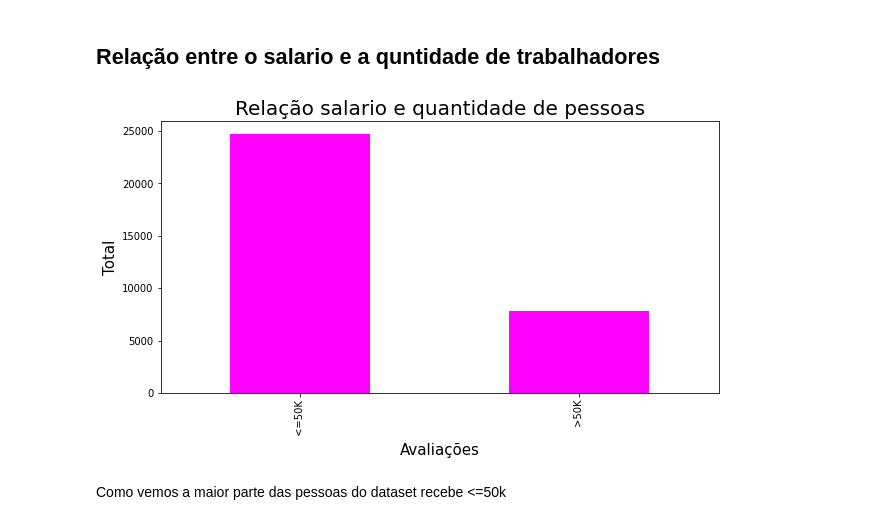
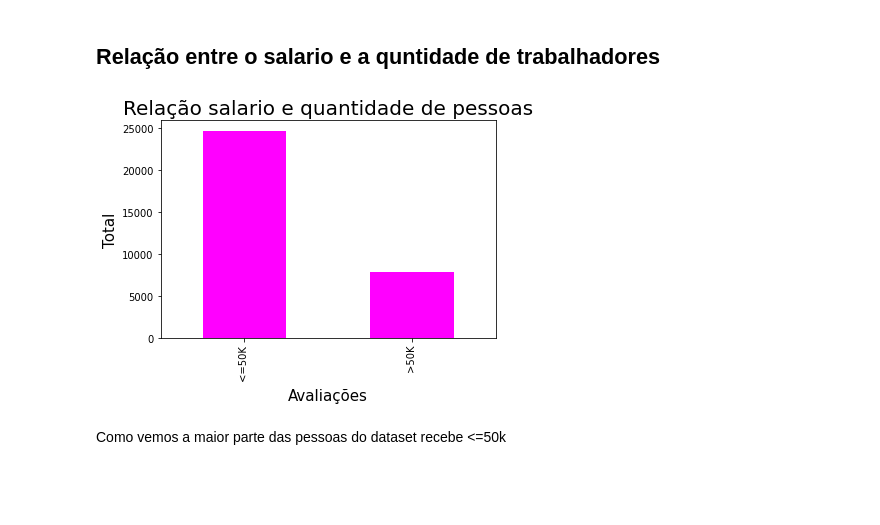
Before and after one commit to bernardo300/ML-algoritmos, a Jupyter notebook: tree/census_data_florest.ipynb, the cells around one changed output. Saved outputs shown, nothing was run; the diff lists cells and outputs as text; code cells hidden in the pictures; blank space fills up the shorter version.

```diff
--- a/tree/census_data_florest.ipynb
+++ b/tree/census_data_florest.ipynb
@@ -46,13 +46,13 @@ base.shape
 # %% [markdown]
 ## Relação entre o salario e a quntidade de trabalhadores
 # %%
-base['income'].value_counts().plot.bar(color = 'magenta',figsize=(10, 5))
+base['income'].value_counts().plot.bar(color = 'magenta')
 plt.title('Relação salario e quantidade de pessoas', fontsize=20)
 plt.xlabel('Avaliações', fontsize=15)
 plt.ylabel('Total', fontsize=15)
 plt.show()
 # %% [output]
-[figure, old version]
+[figure, new version]
 # %% [markdown]
 Como vemos a maior parte das pessoas do dataset recebe <=50k
 # %% [markdown]
```
Also changed, not shown: parts of 1 cell of this notebook.
